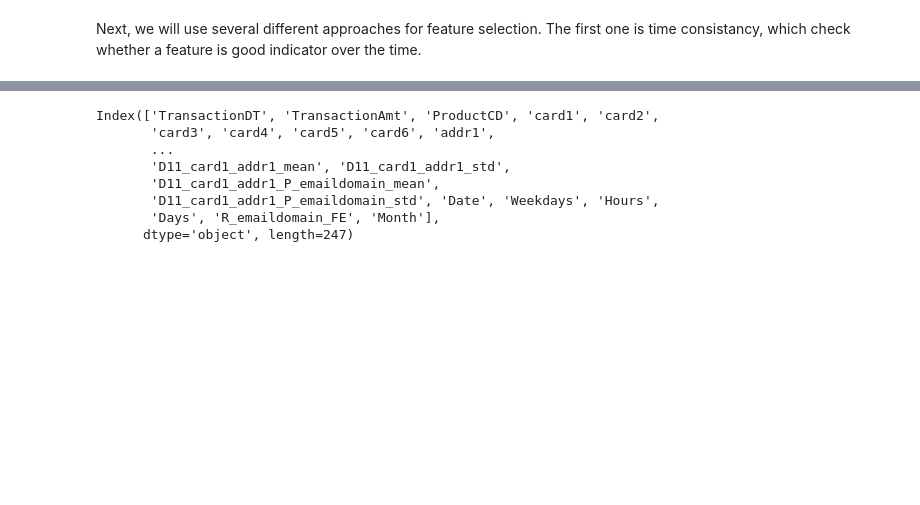
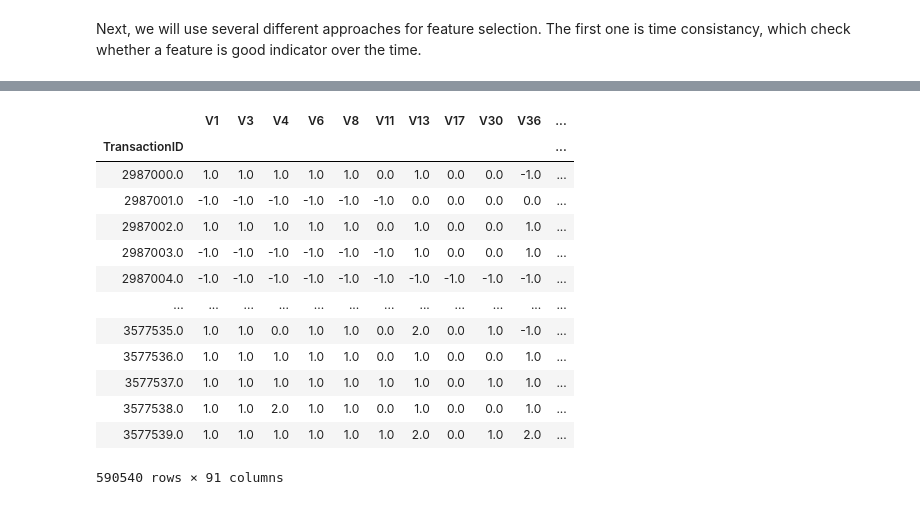
Before and after one commit to andychenns/Fraud-Detection, a Jupyter notebook: Feature Engineering/feature engineering.ipynb, the cells around one changed output, grey strips where cells are left out. Saved outputs shown, nothing was run; the diff lists cells and outputs as text; code cells hidden in the pictures; blank space fills up the shorter version.

```diff
--- a/Feature Engineering/feature engineering.ipynb
+++ b/Feature Engineering/feature engineering.ipynb
@@ -294,0 +282,8 @@ feature_auc_score
+# %%
+#Load the dataframe for time consistance test results
+feature_auc_score = pd.read_csv('time_continuity_feature_score.csv')
+# %%
+#Return the results for feature that does not pass time consistancy test.
+#The threshold is set at 0.5 because this is a flipping coin probability.
+feature_auc_score[feature_auc_score['test_score'] <= 0.5]
+failed_feature = list(feature_auc_score[feature_auc_score['test_score'] <= 0.5]['feature'])
@@ -314,0 +330,14 @@ print(X_train.columns.values)
+# %%
+cols = list( X_train.columns )
+cols.remove('TransactionDT')
+for c in ['D6','D7','D8','D9','D12','D13','D14']:
+    cols.remove(c)
+
+# FAILED TIME CONSISTENCY TEST
+for c in failed_feature:
+    cols.remove(c)
+for c in ['Date']:
+    cols.remove(c)
+# %%
+pca_col = [col for col in cols if col.startswith('V')]
+pca_col
@@ -315,11 +362,17 @@ print(X_train.columns.values)
 # %%
-X_train.columns
+X_train[pca_col]
 # %% [output]
+|  | V1 | V3 | V4 | V6 | V8 | V11 | V13 | V17 | V30 | V36 | ... |
+| TransactionID |  |  |  |  |  |  |  |  |  |  | ... |
+| 2987000.0 | 1.0 | 1.0 | 1.0 | 1.0 | 1.0 | 0.0 | 1.0 | 0.0 | 0.0 | -1.0 | ... |
+| 2987001.0 | -1.0 | -1.0 | -1.0 | -1.0 | -1.0 | -1.0 | 0.0 | 0.0 | 0.0 | 0.0 | ... |
+| 2987002.0 | 1.0 | 1.0 | 1.0 | 1.0 | 1.0 | 0.0 | 1.0 | 0.0 | 0.0 | 1.0 | ... |
+| 2987003.0 | -1.0 | -1.0 | -1.0 | -1.0 | -1.0 | -1.0 | 1.0 | 0.0 | 0.0 | 1.0 | ... |
+| 2987004.0 | -1.0 | -1.0 | -1.0 | -1.0 | -1.0 | -1.0 | -1.0 | -1.0 | -1.0 | -1.0 | ... |
+| ... | ... | ... | ... | ... | ... | ... | ... | ... | ... | ... | ... |
+| 3577535.0 | 1.0 | 1.0 | 0.0 | 1.0 | 1.0 | 0.0 | 2.0 | 0.0 | 1.0 | -1.0 | ... |
+| 3577536.0 | 1.0 | 1.0 | 1.0 | 1.0 | 1.0 | 0.0 | 1.0 | 0.0 | 0.0 | 1.0 | ... |
+| 3577537.0 | 1.0 | 1.0 | 1.0 | 1.0 | 1.0 | 1.0 | 1.0 | 0.0 | 1.0 | 1.0 | ... |
+| 3577538.0 | 1.0 | 1.0 | 2.0 | 1.0 | 1.0 | 0.0 | 1.0 | 0.0 | 0.0 | 1.0 | ... |
+| 3577539.0 | 1.0 | 1.0 | 1.0 | 1.0 | 1.0 | 1.0 | 2.0 | 0.0 | 1.0 | 2.0 | ... |
-Index(['TransactionDT', 'TransactionAmt', 'ProductCD', 'card1', 'card2',
-       'card3', 'card4', 'card5', 'card6', 'addr1',
-       ...
-       'D11_card1_addr1_mean', 'D11_card1_addr1_std',
-       'D11_card1_addr1_P_emaildomain_mean',
-       'D11_card1_addr1_P_emaildomain_std', 'Date', 'Weekdays', 'Hours',
-       'Days', 'R_emaildomain_FE', 'Month'],
-      dtype='object', length=247)
+590540 rows × 91 columns
```
Also changed, not shown: parts of 21 cells of this notebook.
